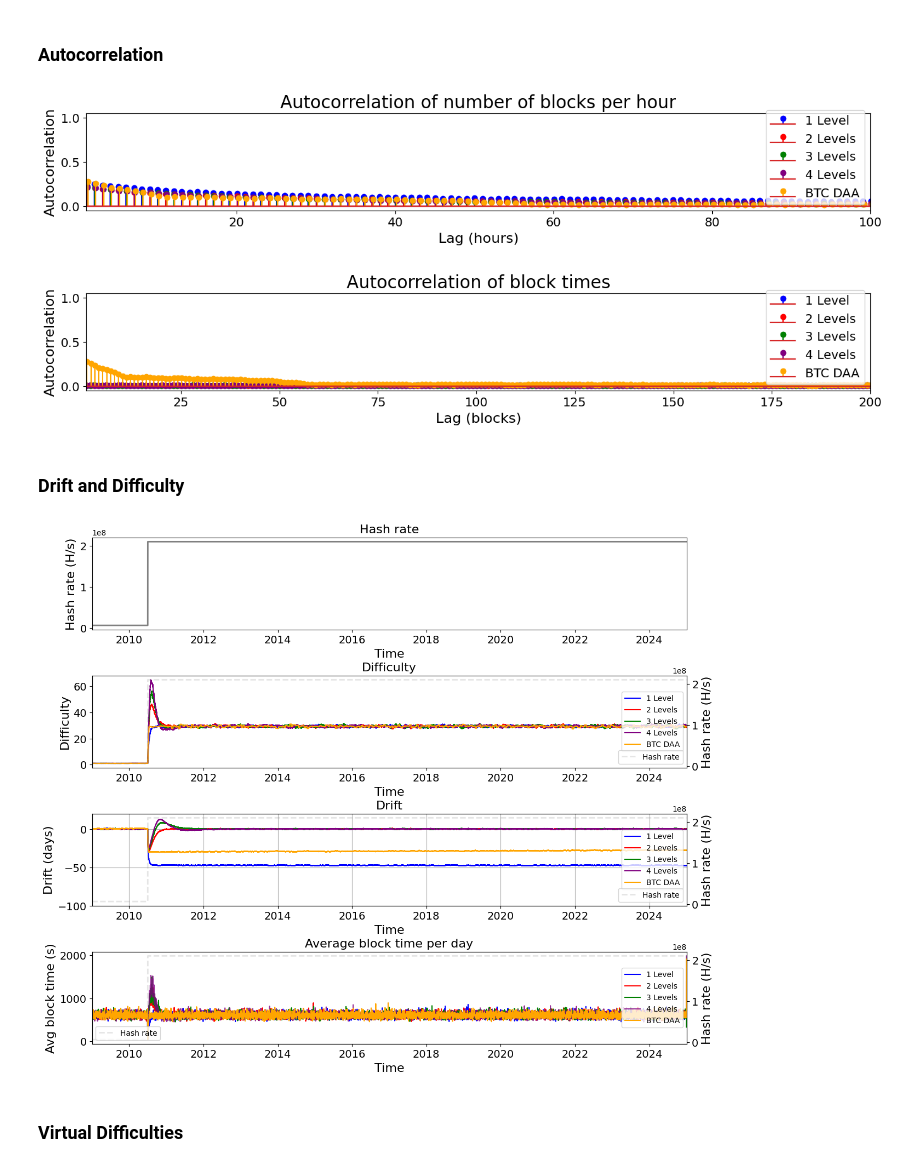
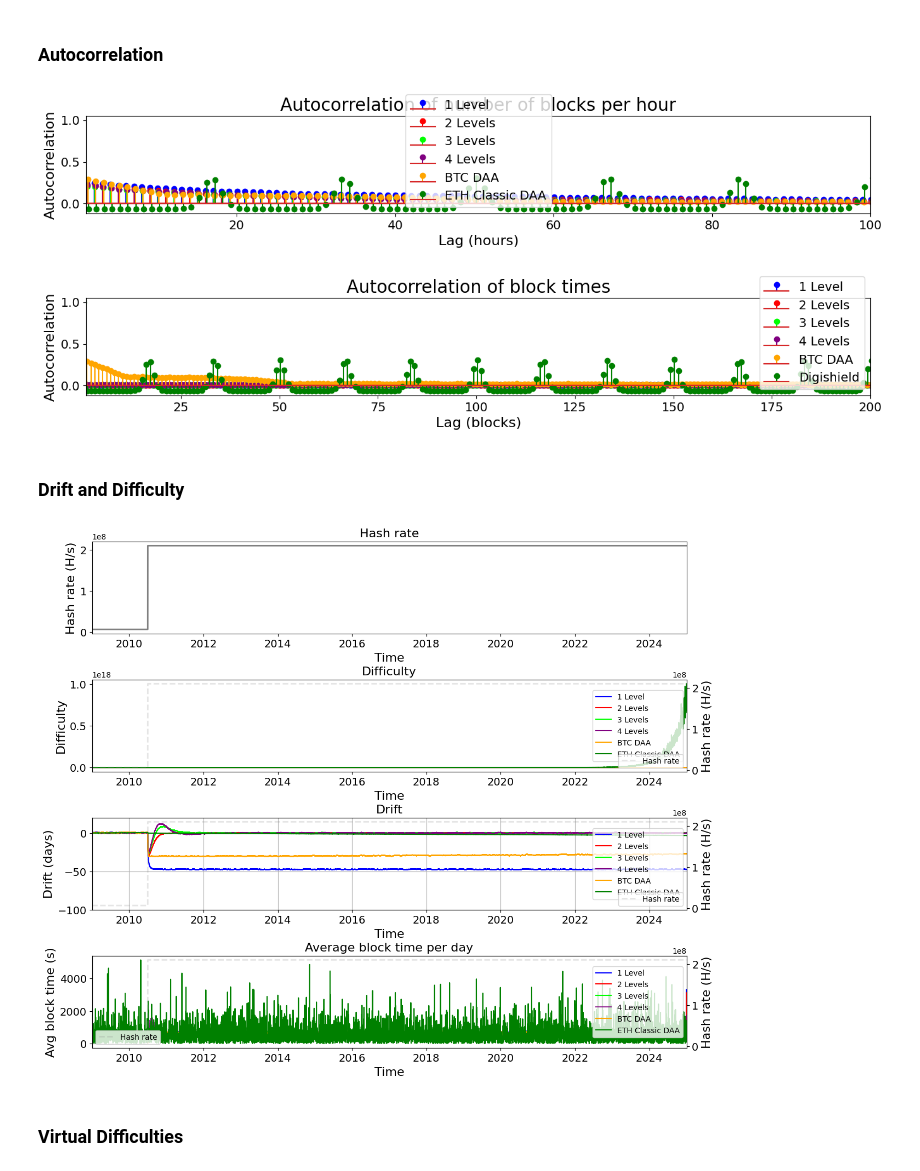
Before and after one commit to demKyr/BCH-DAA-2, a Jupyter notebook: visualisation_final_revised.ipynb, the cells around one changed output. Saved outputs shown, nothing was run; the diff lists cells and outputs as text; code cells hidden in the pictures.

```diff
--- a/visualisation_final_revised.ipynb
+++ b/visualisation_final_revised.ipynb
@@ -24,6 +24,8 @@ df_2_layer = pd.read_csv('data/Output_with_layers_2.csv')
 df_3_layer = pd.read_csv('data/Output_with_layers_3.csv')
 df_4_layer = pd.read_csv('data/Output_with_layers_4.csv')
 df_btc = pd.read_csv('data/BTC_Output.csv')
+# df_eth = pd.read_csv('data/ETH_Output.csv')
+df_eth = pd.read_csv('data/DigiShield_Output.csv')
 
 df_1_layer['timestamp'] -= 62168450400
 df_1_layer['median_time'] = pd.to_datetime(df_1_layer['timestamp'], unit='s')
@@ -35,22 +37,26 @@ df_4_layer['timestamp'] -= 62168450400
 df_4_layer['median_time'] = pd.to_datetime(df_4_layer['timestamp'], unit='s')
 df_btc['timestamp'] -= 62168450400
 df_btc['median_time'] = pd.to_datetime(df_btc['timestamp'], unit='s')
+df_eth['timestamp'] -= 62168450400
+df_eth['median_time'] = pd.to_datetime(df_eth['timestamp'], unit='s')
 # %% [markdown]
 ### Block times
 # %%
 import pandas as pd
 
 # === Summary Stats ===
-for i, df in enumerate([df_1_layer, df_2_layer, df_3_layer, df_4_layer, df_btc], 1):
+for i, df in enumerate([df_1_layer, df_2_layer, df_3_layer, df_4_layer, df_btc, df_eth], 1):
     if i == 5:
         print("BTC DAA:")
+    elif i == 6:
+        print("ETH DAA:")
     else:
         print(f"with {i} layer{'s' if i > 1 else ''}:")
     print("mean:", df['block_time'].mean())
     print("stdev:", df['block_time'].std())
 
 # === Sanity Check ===
-for df in [df_1_layer, df_2_layer, df_3_layer, df_4_layer, df_btc]:
+for df in [df_1_layer, df_2_layer, df_3_layer, df_4_layer, df_btc, df_eth]:
     df['secondary_block_time'] = pd.to_datetime(df['median_time']).diff().dt.total_seconds().fillna(0)
 
 print(df_1_layer['block_time'][1:].equals(df_1_layer['secondary_block_time'][1:]))
@@ -58,6 +64,7 @@ print(df_2_layer['block_time'][1:].equals(df_2_layer['secondary_block_time'][1:]
 print(df_3_layer['block_time'][1:].equals(df_3_layer['secondary_block_time'][1:]))
 print(df_4_layer['block_time'][1:].equals(df_4_layer['secondary_block_time'][1:]))
 print(df_btc['block_time'][1:].equals(df_btc['secondary_block_time'][1:]))
+print(df_eth['block_time'][1:].equals(df_eth['secondary_block_time'][1:]))
 # === Average Block Time per Day ===
 def avg_block_time_per_day(df):
     df['median_time'] = pd.to_datetime(df['median_time'])
@@ -69,6 +76,7 @@ q_res_2_layer_avg_block_time = avg_block_time_per_day(df_2_layer)
 q_res_3_layer_avg_block_time = avg_block_time_per_day(df_3_layer)
 q_res_4_layer_avg_block_time = avg_block_time_per_day(df_4_layer)
 q_res_btc_avg_block_time = avg_block_time_per_day(df_btc)
+q_res_eth_avg_block_time = avg_block_time_per_day(df_eth)
 
 # === Hourly Record Count ===
 def hourly_record_count(df):
@@ -81,6 +89,7 @@ q_res_2_layer_hour_count = hourly_record_count(df_2_layer)
 q_res_3_layer_hour_count = hourly_record_count(df_3_layer)
 q_res_4_layer_hour_count = hourly_record_count(df_4_layer)
 q_res_btc_hour_count = hourly_record_count(df_btc)
+q_res_eth_hour_count = hourly_record_count(df_eth)
 
 # === Fill Missing Hours ===
 min_hour = q_res_1_layer_hour_count['hour'].min()
@@ -96,5 +105,6 @@ q_res_2_layer_hour_count = fill_missing_hours(q_res_2_layer_hour_count)
 q_res_3_layer_hour_count = fill_missing_hours(q_res_3_layer_hour_count)
 q_res_4_layer_hour_count = fill_missing_hours(q_res_4_layer_hour_count)
 q_res_btc_hour_count = fill_missing_hours(q_res_btc_hour_count)
+q_res_eth_hour_count = fill_missing_hours(q_res_eth_hour_count)
 # %% [output]
 with 1 layer:
@@ -236,14 +257,16 @@ acf_values_2_layer = acf(q_res_2_layer_hour_count['record_count'], nlags=x_lim)
 acf_values_3_layer = acf(q_res_3_layer_hour_count['record_count'], nlags=x_lim)
 acf_values_4_layer = acf(q_res_4_layer_hour_count['record_count'], nlags=x_lim)
 acf_values_btc = acf(q_res_btc_hour_count['record_count'], nlags=x_lim)
+acf_values_eth = acf(q_res_eth_hour_count['record_count'], nlags=x_lim)
 
 lags = np.arange(0, x_lim + 1)
 width = 0.15
 plt.stem(lags + 0.25 * width, acf_values_1_layer, label='1 Level', linefmt='blue')
 plt.stem(lags + 0.5 * width, acf_values_2_layer, label='2 Levels', linefmt='red')
-plt.stem(lags + 0.75 * width, acf_values_3_layer, label='3 Levels', linefmt='green')
+plt.stem(lags + 0.75 * width, acf_values_3_layer, label='3 Levels', linefmt='lime')
 plt.stem(lags + width, acf_values_4_layer, label='4 Levels', linefmt='purple')
 plt.stem(lags + 1.25 * width, acf_values_btc, label='BTC DAA', linefmt='orange')
+plt.stem(lags + 1.75 * width, acf_values_eth, label='ETH Classic DAA', linefmt='green')
 plt.title('Autocorrelation of number of blocks per hour', fontsize=20)
 plt.xlabel('Lag (hours)', fontsize=16)
 plt.ylabel('Autocorrelation', fontsize=16)
@@ -255,7 +278,7 @@ plt.legend(fontsize=14)
 plt.xlim(1, x_lim)
 plt.show()
 # %% [output]
-[figure, old version]
+[figure, new version]
 # %%
 x_lim = 200
 
@@ -264,14 +287,16 @@ acf_values_2_layer = acf(df_2_layer['block_time'], nlags=x_lim)
 acf_values_3_layer = acf(df_3_layer['block_time'], nlags=x_lim)
 acf_values_4_layer = acf(df_4_layer['block_time'], nlags=x_lim)
 acf_values_btc = acf(q_res_btc_hour_count['record_count'], nlags=x_lim)
+acf_values_eth = acf(q_res_eth_hour_count['record_count'], nlags=x_lim)
 
 lags = np.arange(0, x_lim + 1)
 width = 0.15
 plt.stem(lags + 0.25 * width, acf_values_1_layer, label='1 Level', linefmt='blue')
 plt.stem(lags + 0.5 * width, acf_values_2_layer, label='2 Levels', linefmt='red')
-plt.stem(lags + 0.75 * width, acf_values_3_layer, label='3 Levels', linefmt='green')
+plt.stem(lags + 0.75 * width, acf_values_3_layer, label='3 Levels', linefmt='lime')
 plt.stem(lags + width, acf_values_4_layer, label='4 Levels', linefmt='purple')
 plt.stem(lags + 1.25 * width, acf_values_btc, label='BTC DAA', linefmt='orange')
+plt.stem(lags + 1.75 * width, acf_values_eth, label='Digishield', linefmt='green')
 plt.title('Autocorrelation of block times', fontsize=20)
 plt.xlabel('Lag (blocks)', fontsize=16)
 plt.ylabel('Autocorrelation', fontsize=16)
@@ -283,7 +308,7 @@ plt.legend(fontsize=14, loc='lower right')
 plt.xlim(1, x_lim)
 plt.show()
 # %% [output]
-[figure, old version]
+[figure, new version]
 # %% [markdown]
 ### Drift and Difficulty
 # %%
@@ -322,19 +347,22 @@ if use_log:
     df_3_layer['log_difficulty'] = np.log10(np.maximum(df_3_layer['difficulty'].astype(float), 1e-10))
     df_4_layer['log_difficulty'] = np.log10(np.maximum(df_4_layer['difficulty'].astype(float), 1e-10))
     df_btc['log_difficulty'] = np.log10(np.maximum(df_btc['difficulty'].astype(float), 1e-10))
+    df_eth['log_difficulty'] = np.log10(np.maximum(df_eth['difficulty'].astype(float), 1e-10))
     axs[1].plot(df_1_layer['median_time'], df_1_layer['log_difficulty'], color='blue', label='1 Level')
     axs[1].plot(df_2_layer['median_time'], df_2_layer['log_difficulty'], color='red', label='2 Levels')
-    axs[1].plot(df_3_layer['median_time'], df_3_layer['log_difficulty'], color='green', label='3 Levels')
+    axs[1].plot(df_3_layer['median_time'], df_3_layer['log_difficulty'], color='lime', label='3 Levels')
     axs[1].plot(df_4_layer['median_time'], df_4_layer['log_difficulty'], color='purple', label='4 Levels')
     axs[1].plot(df_btc['median_time'], df_btc['log_difficulty'], color='orange', label='BTC DAA')
+    axs[1].plot(df_eth['median_time'], df_eth['log_difficulty'], color='green', label='ETH Classic DAA')
     axs[1].yaxis.set_major_formatter(ticker.StrMethodFormatter("$10^{{{x:.0f}}}$"))
     axs[1].set_ylabel('Difficulty\n(log scale)', fontsize=16)
 else:
     axs[1].plot(df_1_layer['median_time'], df_1_layer['difficulty'], color='blue', label='1 Level')
     axs[1].plot(df_2_layer['median_time'], df_2_layer['difficulty'], color='red', label='2 Levels')
-    axs[1].plot(df_3_layer['median_time'], df_3_layer['difficulty'], color='green', label='3 Levels')
+    axs[1].plot(df_3_layer['median_time'], df_3_layer['difficulty'], color='lime', label='3 Levels')
     axs[1].plot(df_4_layer['median_time'], df_4_layer['difficulty'], color='purple', label='4 Levels')
     axs[1].plot(df_btc['median_time'], df_btc['difficulty'], color='orange', label='BTC DAA')
+    axs[1].plot(df_eth['median_time'], df_eth['difficulty'], color='green', label='ETH Classic DAA')
     axs[1].set_ylabel('Difficulty', fontsize=16)
 axs[1].set_xlabel('Time', fontsize=16)
 axs[1].set_title('Difficulty', fontsize=16)
@@ -354,9 +382,10 @@ ax2_1.legend(loc='lower right')
 # DRIFT Plot data on axs[2] and ax2_2
 axs[2].plot(df_1_layer['median_time'], df_1_layer['skew'] * 14, color='blue', label='1 Level')
 axs[2].plot(df_2_layer['median_time'], df_2_layer['skew'] * 14, color='red', label='2 Levels')
-axs[2].plot(df_3_layer['median_time'], df_3_layer['skew'] * 14, color='green', label='3 Levels')
+axs[2].plot(df_3_layer['median_time'], df_3_layer['skew'] * 14, color='lime', label='3 Levels')
 axs[2].plot(df_4_layer['median_time'], df_4_layer['skew'] * 14, color='purple', label='4 Levels')
 axs[2].plot(df_btc['median_time'], df_btc['skew'] * 14, color='orange', label='BTC DAA')
+axs[2].plot(df_eth['median_time'], df_eth['skew'] * 14, color='green', label='ETH Classic DAA')
 axs[2].set_title('Drift', fontsize=16)
 axs[2].set_xlabel('Time', fontsize=16)
 axs[2].set_ylabel('Drift (days)', fontsize=16)
@@ -372,35 +401,36 @@ if use_log:
 else:
     ax2_2.plot(df_4_layer['median_time'], df_4_layer['real_hash_rate'], color='gray', label='Hash rate', linestyle='--', alpha=0.2, linewidth=2)
     ax2_2.set_ylabel('Hash rate (H/s)', fontsize=16)
 ax2_2.tick_params(axis='both', which='major', labelsize=14)
 ax2_2.legend(loc='lower right')
 
 # AVG BLOCK TIME PER DAY Plot data on axs[3] and ax2_3
 axs[3].plot(q_res_1_layer_avg_block_time['day'], q_res_1_layer_avg_block_time['avg_block_time'], color='blue', label='1 Level')
 axs[3].plot(q_res_2_layer_avg_block_time['day'], q_res_2_layer_avg_block_time['avg_block_time'], color='red', label='2 Levels')
-axs[3].plot(q_res_3_layer_avg_block_time['day'], q_res_3_layer_avg_block_time['avg_block_time'], color='green', label='3 Levels')
+axs[3].plot(q_res_3_layer_avg_block_time['day'], q_res_3_layer_avg_block_time['avg_block_time'], color='lime', label='3 Levels')
 axs[3].plot(q_res_4_layer_avg_block_time['day'], q_res_4_layer_avg_block_time['avg_block_time'], color='purple', label='4 Levels', alpha=0.8)
 axs[3].plot(q_res_btc_avg_block_time['day'], q_res_btc_avg_block_time['avg_block_time'], color='orange', label='BTC DAA')
+axs[3].plot(q_res_eth_avg_block_time['day'], q_res_eth_avg_block_time['avg_block_time'], color='green', label='ETH Classic DAA')
 axs[3].set_title('Average block time per day', fontsize=16)
 axs[3].set_xlabel('Time', fontsize=16)
 axs[3].set_ylabel('Avg block time (s)', fontsize=16)
 axs[3].tick_params(axis='both', which='major', labelsize=14)
 axs[3].legend(loc='center right')
 axs[3].set_xlim(start_date, end_date)
 if use_log:
     ax2_3.plot(df_4_layer['median_time'], df_4_layer['log_hash_rate'], color='gray', label='Hash rate', linestyle='--', alpha=0.2, linewidth=2)
     ax2_3.set_ylabel('Hash rate (H/s)\n(log scale)', fontsize=16)
     ax2_3.yaxis.set_major_formatter(ticker.StrMethodFormatter("$10^{{{x:.0f}}}$"))
 else:
     ax2_3.plot(df_4_layer['median_time'], df_4_layer['real_hash_rate'], color='gray', label='Hash rate', linestyle='--', alpha=0.2, linewidth=2)
     ax2_3.set_ylabel('Hash rate (H/s)', fontsize=16)
 ax2_3.tick_params(axis='both', which='major', labelsize=14)
 ax2_3.legend(loc='lower left')
 
 plt.subplots_adjust(hspace=0.5)
 plt.show()
 # %% [output]
-[figure, old version]
+[figure, new version]
 # %% [markdown]
 ### Virtual Difficulties
 # %%
```
Also changed, not shown: parts of 6 cells of this notebook, 5 other files.
